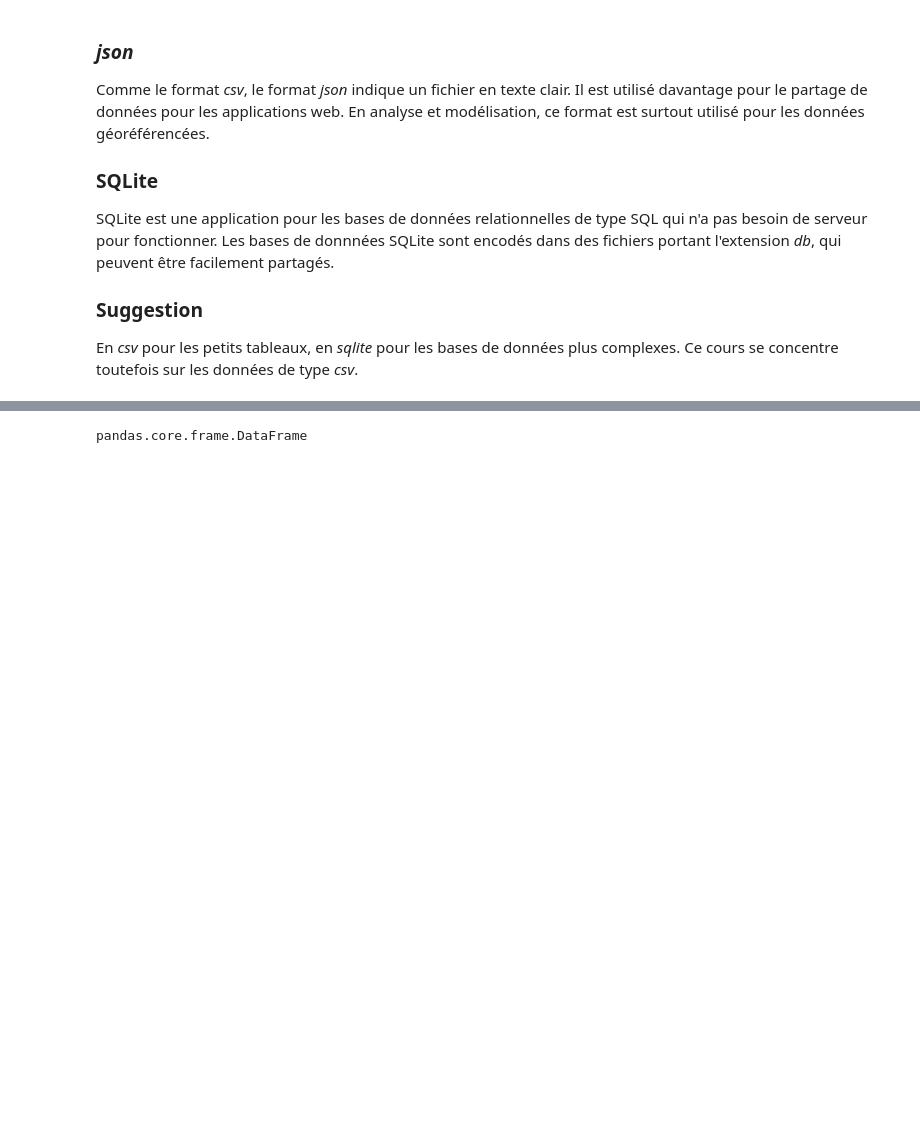
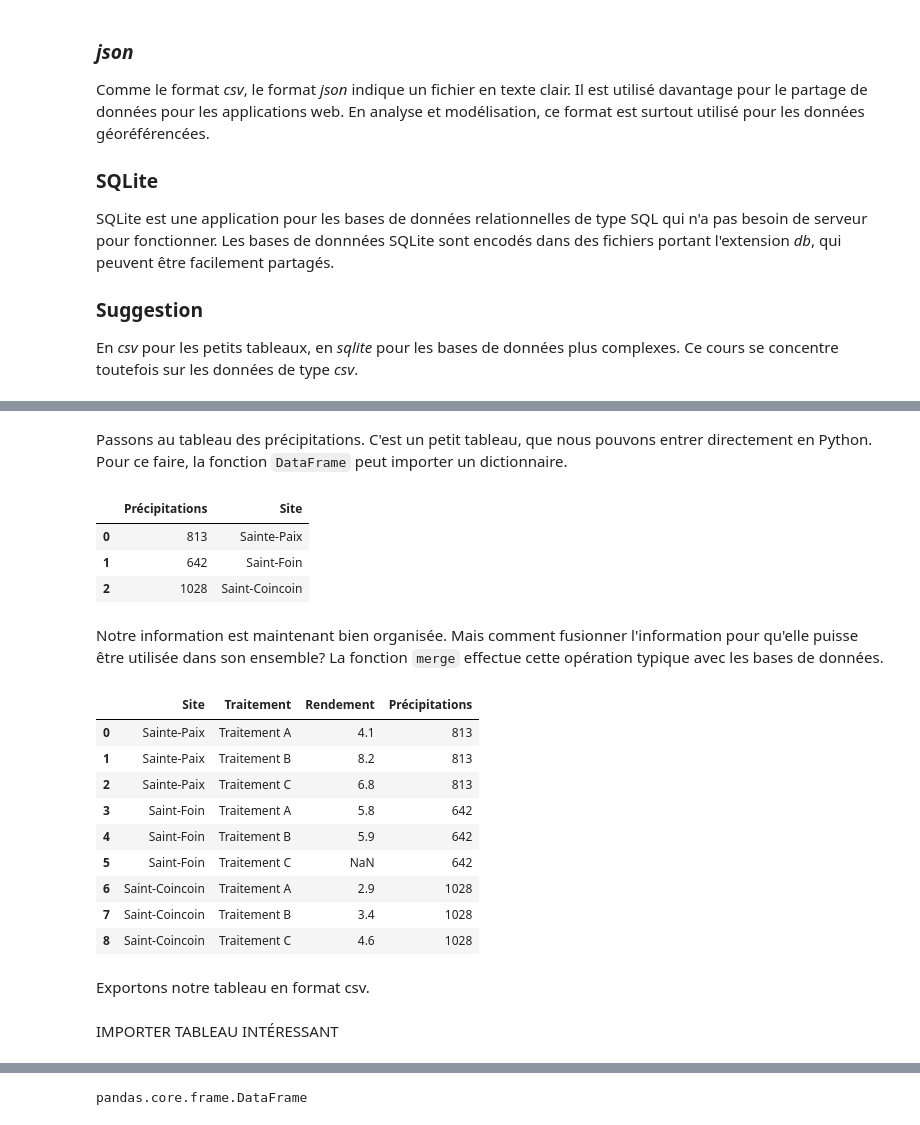
Before and after one commit to essicolo/ecologie-mathematique-Py, a Jupyter notebook: 3_Donnees/3_data.ipynb, the cells around one changed output, grey strips where cells are left out. Saved outputs shown, nothing was run; the diff lists cells and outputs as text; code cells hidden in the pictures; blank space fills up the shorter version.

Commit message:
manip avec pandas

```diff
--- a/3_Donnees/3_data.ipynb
+++ b/3_Donnees/3_data.ipynb
@@ -193,0 +198,5 @@ df = pd.read_csv('http://vincentarelbundock.github.io/Rdatasets/csv/ggplot2/diam
+# %%
+import pandas as pd
+df1 = pd.read_csv(filepath_or_buffer='../3_Donnees/data/tableau1.csv',
+                  sep=';', header=0, index_col=False, na_values='NA')
+df1
@@ -193,0 +220,3 @@ df = pd.read_csv('http://vincentarelbundock.github.io/Rdatasets/csv/ggplot2/diam
+# %%
+df1_tidy = df1.melt(id_vars='Site')
+df1_tidy
@@ -193,0 +236,3 @@ df = pd.read_csv('http://vincentarelbundock.github.io/Rdatasets/csv/ggplot2/diam
+# %%
+df1_tidy.columns.values[[1, 2]] = ['Traitement', 'Rendement']
+df1_tidy.head()
@@ -193,0 +246,28 @@ df = pd.read_csv('http://vincentarelbundock.github.io/Rdatasets/csv/ggplot2/diam
+# %% [markdown]
+Passons au tableau des précipitations. C'est un petit tableau, que nous pouvons entrer directement en Python. Pour ce faire, la fonction `DataFrame` peut importer un dictionnaire.
+# %%
+df_prec = pd.DataFrame({'Site': ['Sainte-Paix', 'Saint-Foin', 'Saint-Coincoin'], 'Précipitations': [813, 642, 1028]})
+df_prec
+# %% [output]
+|  | Précipitations | Site |
+| 0 | 813 | Sainte-Paix |
+| 1 | 642 | Saint-Foin |
+| 2 | 1028 | Saint-Coincoin |
+# %% [markdown]
+Notre information est maintenant bien organisée. Mais comment fusionner l'information pour qu'elle puisse être utilisée dans son ensemble?  La fonction `merge` effectue cette opération typique avec les bases de données.
+# %%
+df_merge = pd.merge(left=df1_tidy, right=df_prec, on='Site')
+df_merge
+# %% [output]
+|  | Site | Traitement | Rendement | Précipitations |
+| 0 | Sainte-Paix | Traitement A | 4.1 | 813 |
+| 1 | Sainte-Paix | Traitement B | 8.2 | 813 |
+| 2 | Sainte-Paix | Traitement C | 6.8 | 813 |
+| 3 | Saint-Foin | Traitement A | 5.8 | 642 |
+| 4 | Saint-Foin | Traitement B | 5.9 | 642 |
+| 5 | Saint-Foin | Traitement C | NaN | 642 |
+| 6 | Saint-Coincoin | Traitement A | 2.9 | 1028 |
+| 7 | Saint-Coincoin | Traitement B | 3.4 | 1028 |
+| 8 | Saint-Coincoin | Traitement C | 4.6 | 1028 |
+# %% [markdown]
+Exportons notre tableau en format csv.
@@ -194,3 +276,5 @@ df = pd.read_csv('http://vincentarelbundock.github.io/Rdatasets/csv/ggplot2/diam
+# %% [markdown]
+IMPORTER TABLEAU INTÉRESSANT
 # %%
 df.head()
 # %% [output]
```
Also changed, not shown: parts of 10 cells of this notebook, 2 other files.
